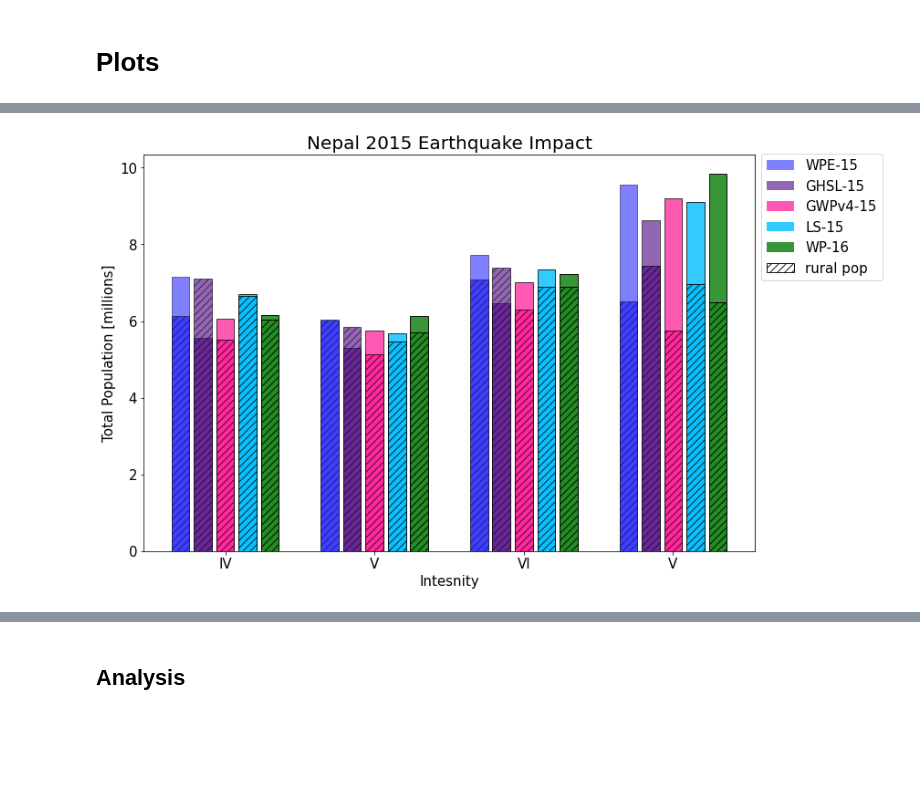
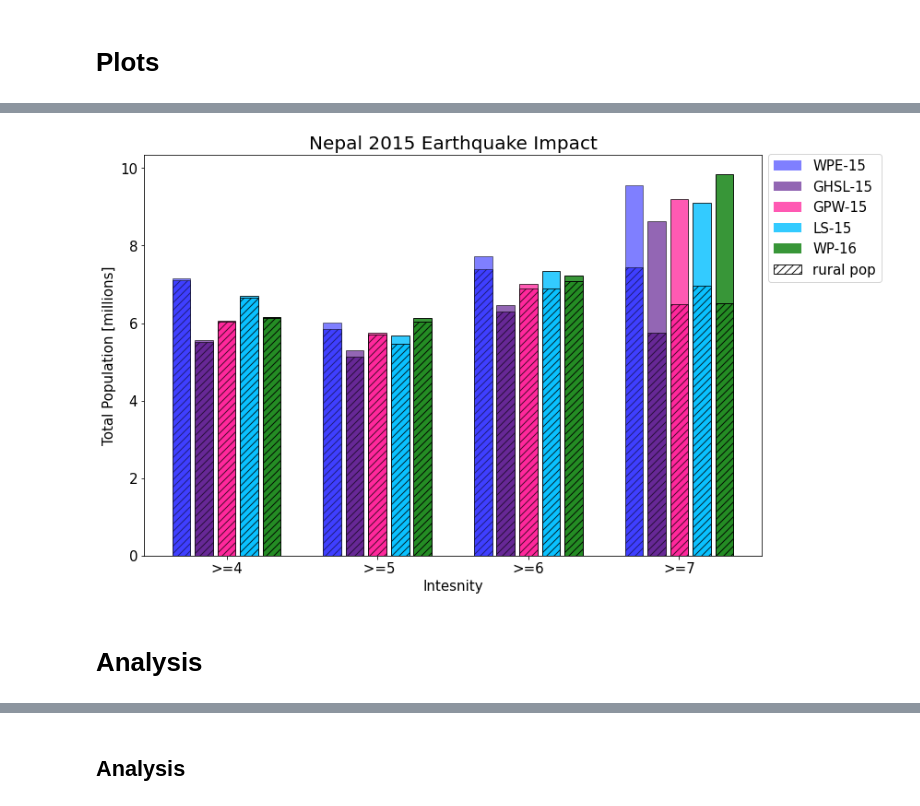
Before and after one commit to cascadet/PopGridCompare-ms, a Jupyter notebook: notebooks/Step5_NepalQuake.ipynb, the cells around one changed output, grey strips where cells are left out. Drawn from its saved outputs; the diff is of its cells as text; code cells hidden in the pictures; blank space fills up the shorter version.

```diff
--- a/notebooks/Step5_NepalQuake.ipynb
+++ b/notebooks/Step5_NepalQuake.ipynb
@@ -152,19 +286,16 @@ def group(df):
 
     " Group and sum population by MI ranges, args is df quake pop"
 
-    iv = df[(df['PARAMVALUE'] >= 4) & (df['PARAMVALUE'] < 5)].sum()[1:].reset_index()
-    v = df[(df['PARAMVALUE'] >= 5) & (df['PARAMVALUE'] < 6)].sum()[1:]
-    vi = df[(df['PARAMVALUE'] >= 6) & (df['PARAMVALUE'] < 7)].sum()[1:]
-    vii = df[(df['PARAMVALUE'] >= 7)].sum()[1:]
+    iv = df[(df['PARAMVALUE'] >= 4) & (df['PARAMVALUE'] < 5)].iloc[:,1:6].sum(axis = 0)
+    v = df[(df['PARAMVALUE'] >= 5) & (df['PARAMVALUE'] < 6)].iloc[:,1:6].sum(axis = 0)
+    vi = df[(df['PARAMVALUE'] >= 6) & (df['PARAMVALUE'] < 7)].iloc[:,1:6].sum(axis = 0)
+    vii = df[df['PARAMVALUE'] >= 7].iloc[:,1:6].sum(axis = 0)
 
-    iv.rename(columns = {0: 'IV', 'index' : 'data'}, inplace = True)
-    iv['V'] = v.values
-    iv['VI'] = vi.values
-    iv['VII'] = vii.values
+    out = pd.DataFrame()
+    out['iv'] = iv
+    out['v'] = v
+    out['vi'] = vi
+    out['vii'] = vii
 
-    df_out = iv.transpose()
-    df_out.drop('data', axis = 0, inplace = True)
-    df_out.reset_index(inplace = True)
-    df_out.columns = ['MI','ESRI16_sum','GHS15_sum','GPWv4_sum','LS15_sum','WP16_sum']
-
-    return  df_out
+    out = out.transpose()
+    return out
@@ -197,33 +340,35 @@ plt.bar(e, data.WP16_sum / scale, width=0.12, align='center', alpha  = 0, color
 
 # rural floods
 data = group(npl_rural)
 plt.bar(a, data.ESRI16_sum / scale, width=0.12, align='center', alpha  = 0.5, color = ESRI16_c, ec = 'black', hatch = "///")
 plt.bar(b, data.GHS15_sum / scale, width=0.12, align='center', alpha  = 0.6, color = GHS15_c, ec = 'black', hatch = "///")
 plt.bar(c, data.GPWv4_sum / scale, width=0.12, align='center', alpha  = 0.7, color = GPWv4_c, ec = 'black', hatch = "///")
 plt.bar(d, data.LS15_sum / scale, width=0.12, align='center', alpha  = 0.8, color = LS15_c, ec = 'black', hatch = "///")
 plt.bar(e, data.WP16_sum / scale, width=0.12, align='center', alpha  = 0.9, color = WP16_c, ec = 'black', hatch = "///")
 
 # legend
 legend_elements = [Patch(facecolor=ESRI16_c, alpha = 0.5, edgecolor=None, label='WPE-15'),
                   Patch(facecolor=GHS15_c, alpha = 0.6, edgecolor=None, label='GHSL-15'),
-                  Patch(facecolor=GPWv4_c, alpha = 0.7, edgecolor=None, label='GWPv4-15'),
+                  Patch(facecolor=GPWv4_c, alpha = 0.7, edgecolor=None, label='GPW-15'),
                   Patch(facecolor=LS15_c, alpha = 0.8, edgecolor=None, label='LS-15'),
                   Patch(facecolor= WP16_c, alpha = 0.9, edgecolor=None, label='WP-16'),
                   Patch(facecolor= 'white', alpha = 0.9,  hatch = '///', edgecolor='black', label='rural pop')]
 plt.legend(handles = legend_elements, bbox_to_anchor=(1, 1.02), loc='upper left', ncol=1, fontsize = 15);
 
 # Labels / Titles
 axs.set_title('Nepal 2015 Earthquake Impact', size = 20)
 axs.set_xlabel('Intesnity', fontsize = 15)
 axs.set_ylabel('Total Population [millions]', fontsize = 15)
 
 # Ticks
-ticks_bar = ['IV', 'V', 'VI', 'V'];
+ticks_bar = ['>=4', ' >=5', '>=6', '>=7'];
 plt.xticks([1,2,3,4], ticks_bar, fontsize = 15);
 plt.yticks(fontsize = 15);
 
 # save it out
 fig_out = '/Users/cascade/Github/PopGridCompare/data/FIGS/MS/Finalv1/Fig4.png'
 plt.savefig(fig_out, dpi = 300, facecolor = 'white', bbox_inches='tight')
 # %% [output]
-[figure, old version]
+[figure, new version]
+# %% [markdown]
+# Analysis
```
Also changed, not shown: parts of 26 cells of this notebook.
